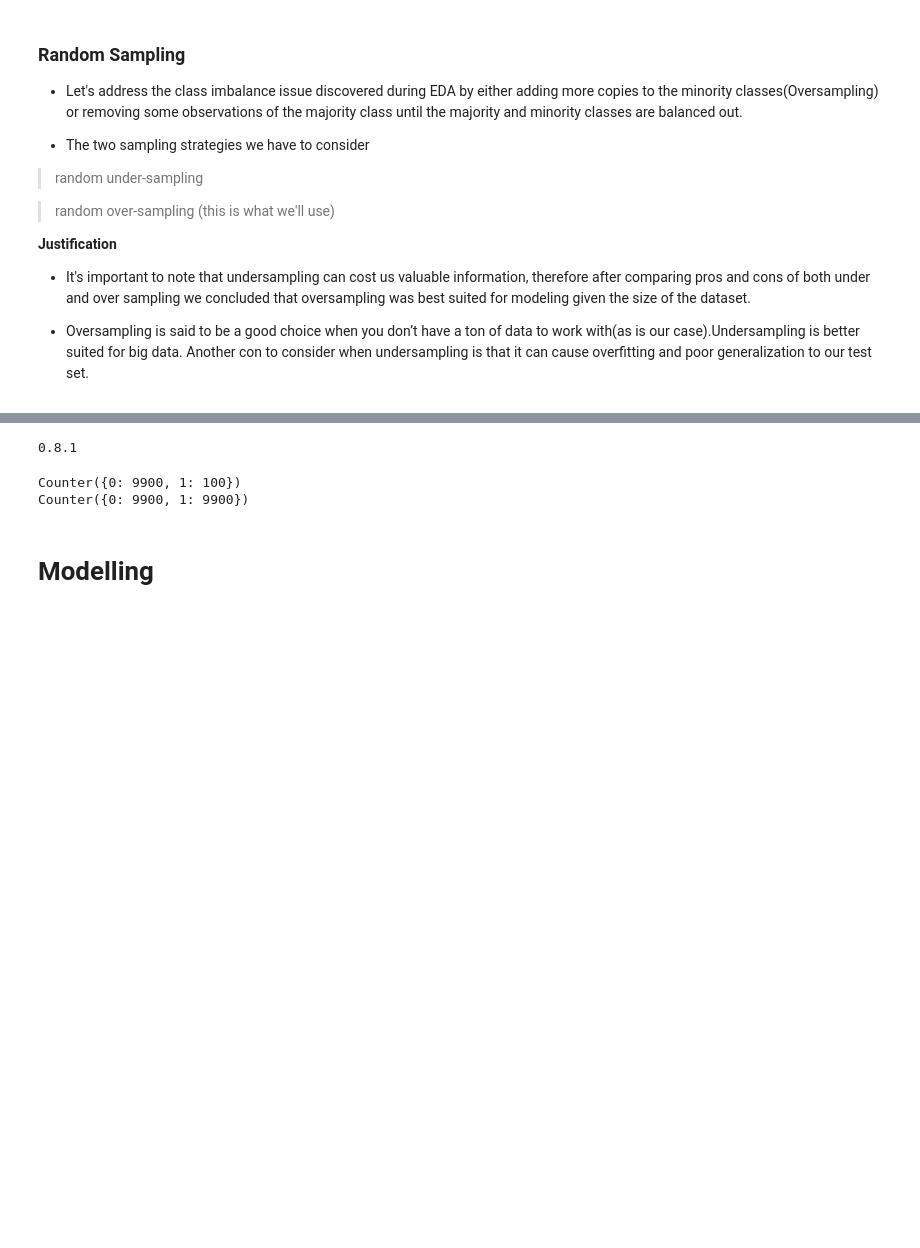
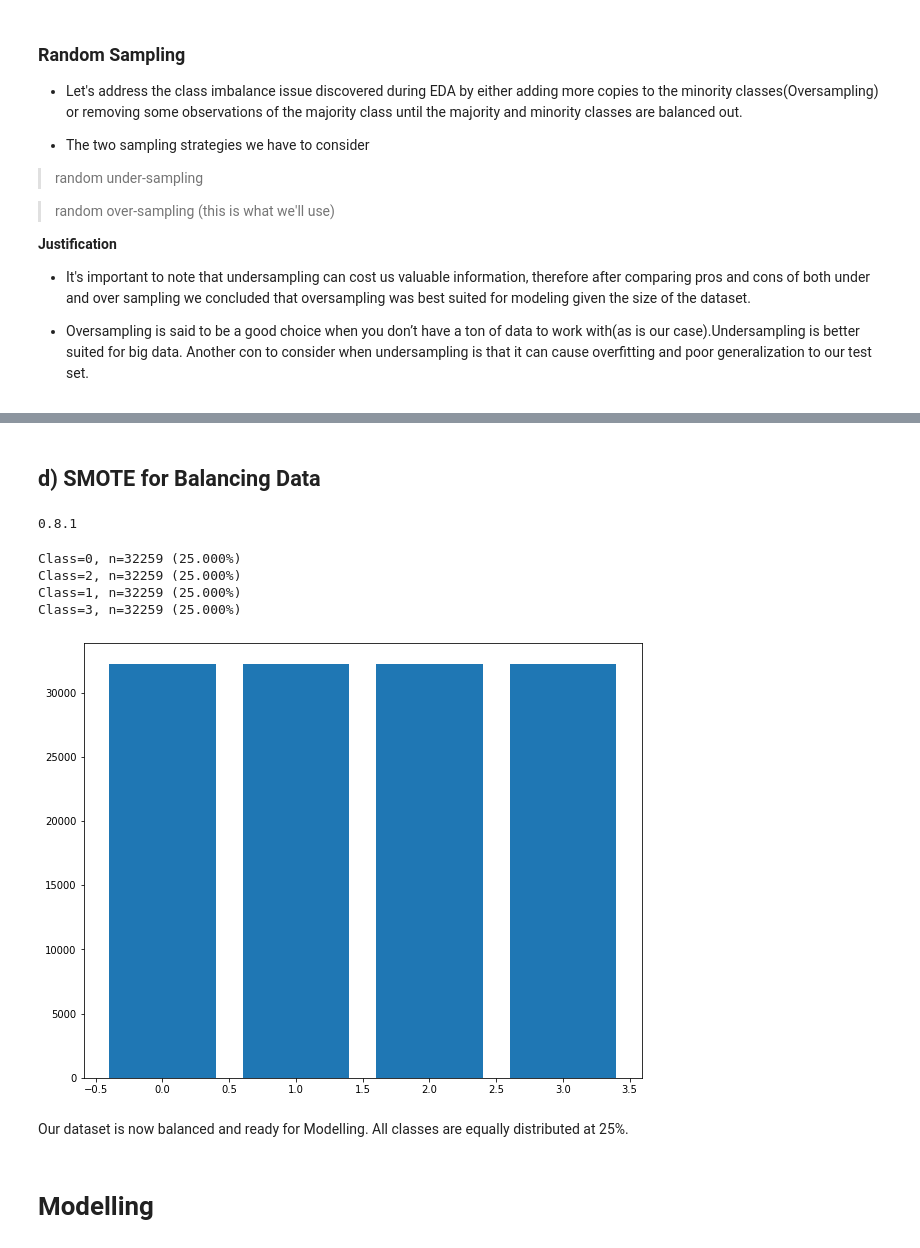
Before and after one commit to stogaja/Tanzanian-Water-Project, a Jupyter notebook: TANZANIA_WATER_PROJECT.ipynb, the cells around one changed output, grey strips where cells are left out. Cells and saved outputs as stored; diff of their text form; code cells hidden in the pictures; blank space fills up the shorter version.

```diff
--- a/TANZANIA_WATER_PROJECT.ipynb
+++ b/TANZANIA_WATER_PROJECT.ipynb
@@ -888 +908,3 @@ Requirement already satisfied: threadpoolctl>=2.0.0 in /usr/local/lib/python3.7/
+# %% [markdown]
+## d) SMOTE for Balancing Data
 # %%
@@ -891,29 +912,34 @@ import imblearn
 print(imblearn.__version__)
 # %% [output]
 0.8.1
-# %%
-
-# example of random oversampling to balance the class distribution
-from collections import Counter
-from sklearn.datasets import make_classification
-from imblearn.over_sampling import RandomOverSampler
-# defining oversampling strategy
-ros = RandomOverSampler(sampling_strategy='minority')
-
-# let's select our x and y variables
-X = df_1.drop('status_group', axis = 1).values
-y = df_1['status_group']
-
-# defining dataset
-X, y = make_classification(n_samples=10000, weights=[0.99], flip_y=0)
-print(Counter(y))# class distribution
-
-# fitting and appling the transform
-X_ros, y_ros = ros.fit_resample(X, y)
-print(Counter(y_ros))# summarizing class distribution
-# %% [output]
-Counter({0: 9900, 1: 100})
-Counter({0: 9900, 1: 9900})
+# %%
+# Dropping the Point column (Geometry) to enable us pass SMOTE
+df_1 = df_1.drop(columns='geometry')
+# %%
+
+# Oversample and plot imbalanced dataset with SMOTE
+# let's select our x and y variables
+X = df_1.drop('status_group', axis = 1).astype(np.float64)
+y = df_1['status_group']
+# transform the dataset
+oversample = SMOTE()
+X, y = oversample.fit_resample(X, y)
+# summarize distribution
+counter = Counter(y)
+for k,v in counter.items():
+	per = v / len(y) * 100
+	print('Class=%d, n=%d (%.3f%%)' % (k, v, per))
+# plot the distribution
+pyplot.bar(counter.keys(), counter.values())
+pyplot.show()
+# %% [output]
+Class=0, n=32259 (25.000%)
+Class=2, n=32259 (25.000%)
+Class=1, n=32259 (25.000%)
+Class=3, n=32259 (25.000%)
+[figure, added]
+# %% [markdown]
+Our dataset is now balanced and ready for Modelling. All classes are equally distributed at 25%.
 # %% [markdown]
 # Modelling
 # %% [markdown]
```
Also changed, not shown: parts of 54 cells of this notebook.
